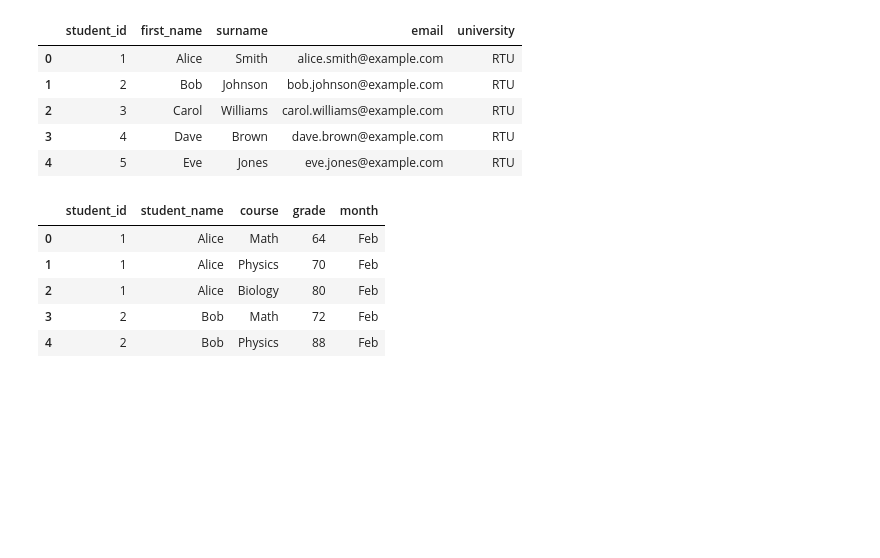
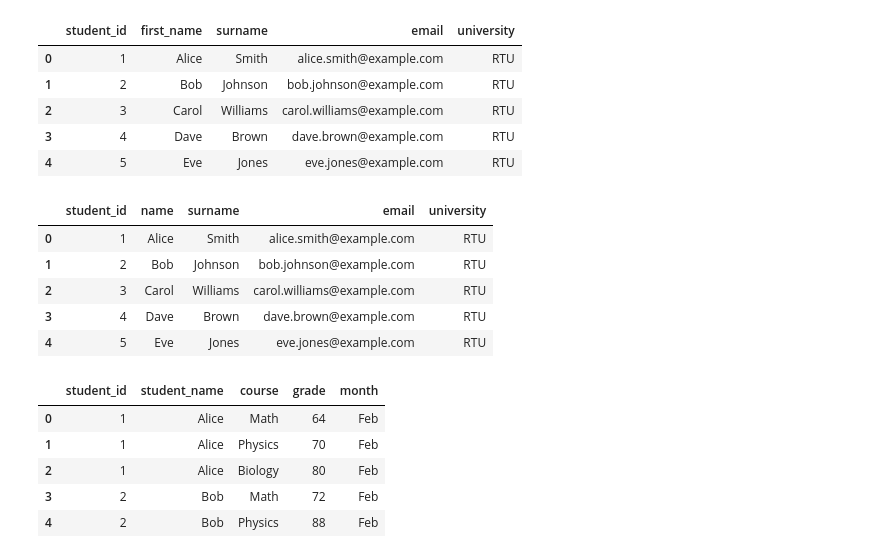
Before and after one commit to ValRCS/RTU_Automating_Tasks_With_Python, a Jupyter notebook: src/topic_4_excel_csv_pandas_sets/student_grades.ipynb, the cells around one changed output. Drawn from its saved outputs; the diff is of its cells as text; code cells hidden in the pictures; blank space fills up the shorter version.

```diff
--- a/src/topic_4_excel_csv_pandas_sets/student_grades.ipynb
+++ b/src/topic_4_excel_csv_pandas_sets/student_grades.ipynb
@@ -412,6 +430,16 @@ students.head()
 | 2 | 3 | Carol | Williams | carol.williams@example.com | RTU |
 | 3 | 4 | Dave | Brown | dave.brown@example.com | RTU |
 | 4 | 5 | Eve | Jones | eve.jones@example.com | RTU |
+# %%
+students.rename(columns={'first_name': 'name'}, inplace=True) # inplace means that students dataframe is being modified without new variable creation
+students.head()
+# %% [output]
+|  | student_id | name | surname | email | university |
+| 0 | 1 | Alice | Smith | alice.smith@example.com | RTU |
+| 1 | 2 | Bob | Johnson | bob.johnson@example.com | RTU |
+| 2 | 3 | Carol | Williams | carol.williams@example.com | RTU |
+| 3 | 4 | Dave | Brown | dave.brown@example.com | RTU |
+| 4 | 5 | Eve | Jones | eve.jones@example.com | RTU |
 # %%
 # so let's load february grades as well
 feb_url = "https://raw.githubusercontent.com/ValRCS/RTU_Automating_Tasks_With_Python/refs/heads/main/src/topic_4_excel_csv_pandas_sets/grades_feb.csv"
```
Also changed, not shown: parts of 30 cells of this notebook.
